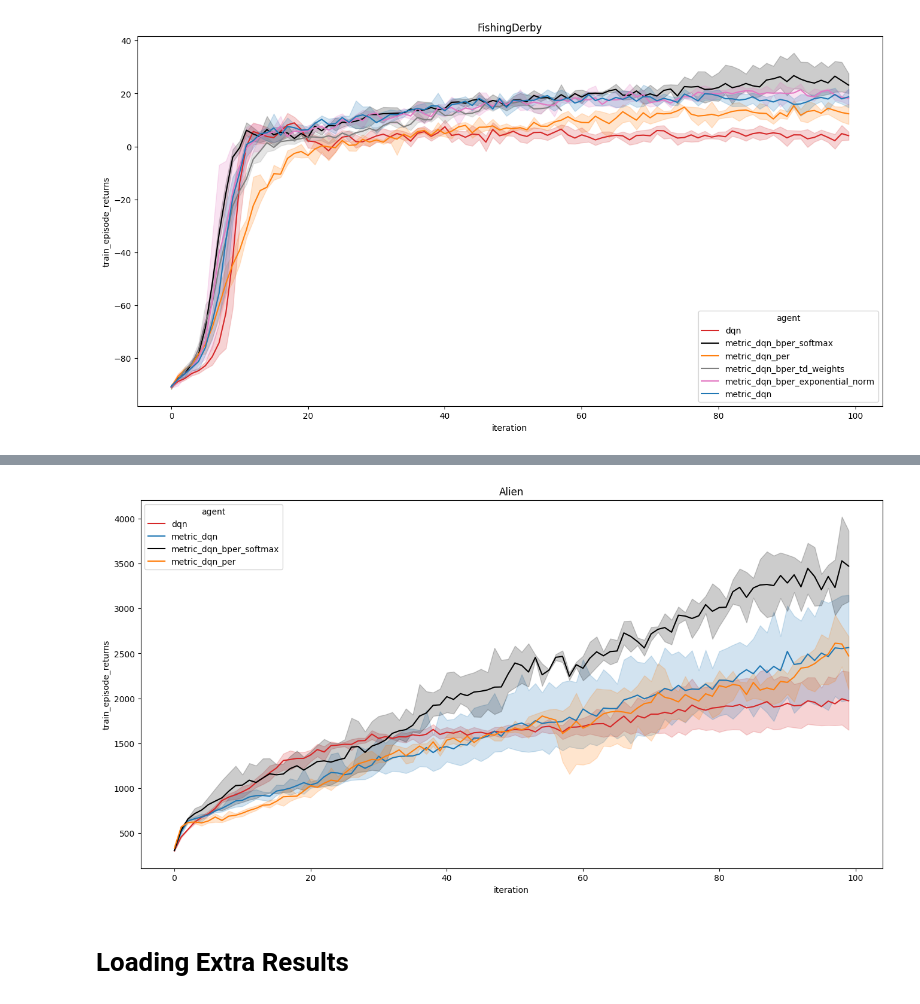
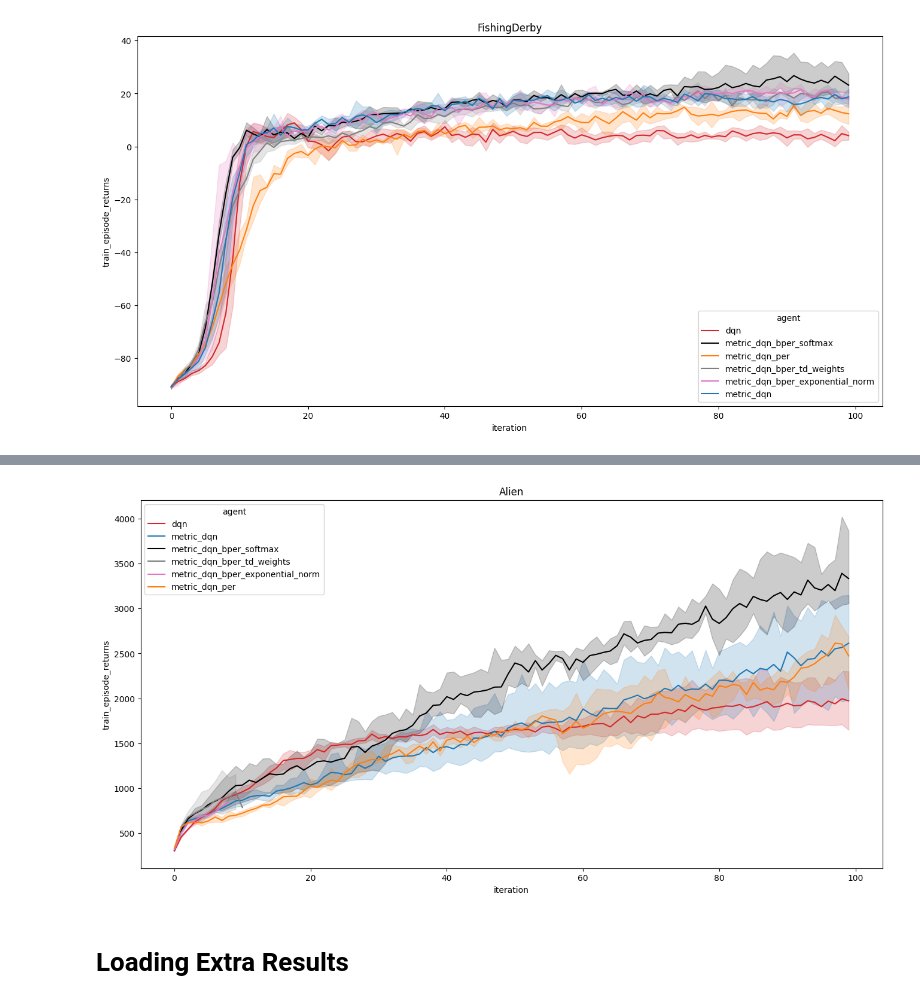
Before and after one commit to ZosoV/bisimulation-PER, a Jupyter notebook: jupyter_notebooks/load_statistics.ipynb, the cells around one changed output, grey strips where cells are left out. Drawn from its saved outputs; the diff is of its cells as text; code cells hidden in the pictures.

```diff
--- a/jupyter_notebooks/load_statistics.ipynb
+++ b/jupyter_notebooks/load_statistics.ipynb
@@ -384,31 +384,31 @@ plot_game(game = game, dataframes = dataframes)
 # %%
 # NOTE: Synchronize the results from the ssh server before runing the next cell
 
 game = 'Alien'
 results = read_experiment( log_path = f"logs/{game}/",
                      parameter_set= collections.OrderedDict([
                                     ('agent', ["metric_dqn",
                                     'metric_dqn_per',
                                     'metric_dqn_bper_softmax',
-                                    # "metric_dqn_bper_exponential_norm",
-                                    # "metric_dqn_bper_td_weights"
+                                    "metric_dqn_bper_exponential_norm",
+                                    "metric_dqn_bper_td_weights"
                                     ]),
                          ('run_number', ['118398', '711872', '919409']),
                      ]),
                      job_descriptor='{}/{}',
                      summary_keys=['train_episode_returns'],)
 
 # Load dqn baseline data
 dataframes = load_baselines(load_path = 'outputs/baselines/dqn')
 
 # Merging the new results to the existing data frame
 dataframes[game] = dataframes[game].merge(
     results, how='outer')
 
 # Plot the baselines and my results
 plot_game(game = game, dataframes = dataframes)
 # %% [output]
-[figure, old version]
+[figure, new version]
 # %% [markdown]
 # Loading Extra Results
 # %%
```
Also changed, not shown: parts of 5 cells of this notebook, 6 other files.
